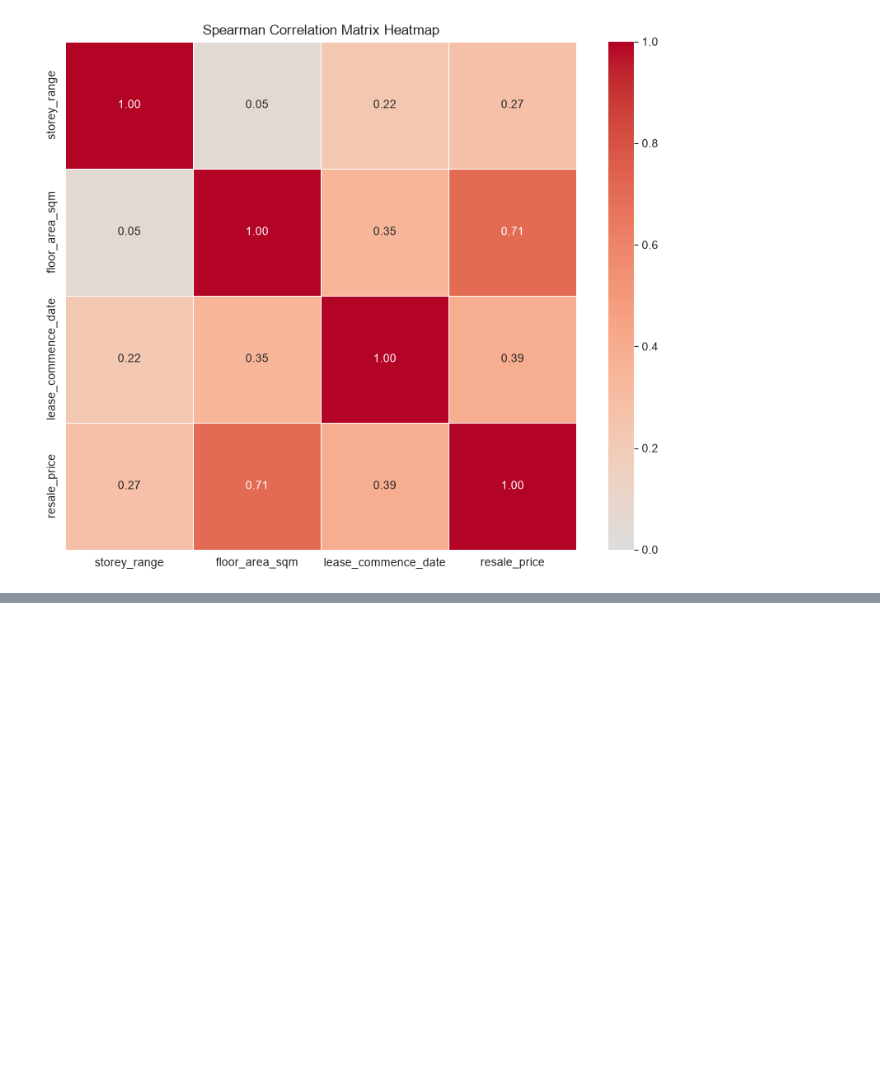
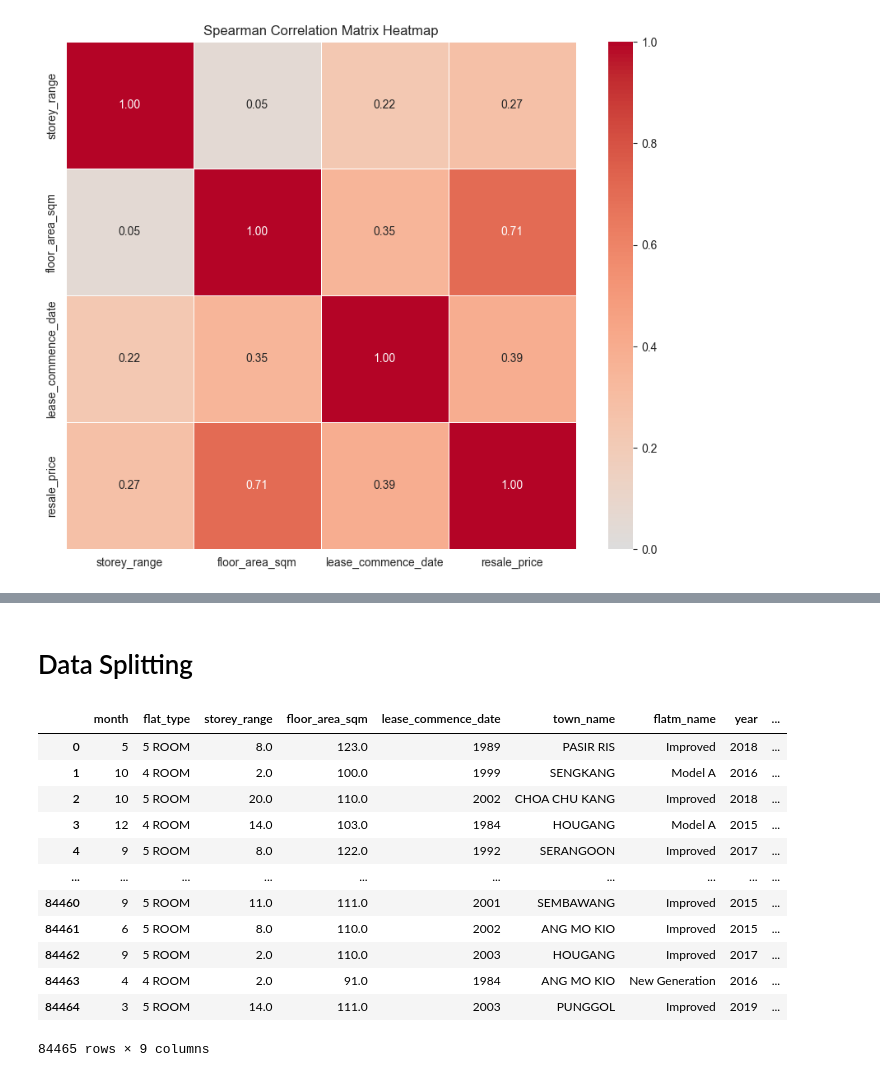
Before and after one commit to Mafuy00/aiap_foundation, a Jupyter notebook: regression/eda.ipynb, the cells around one changed output, grey strips where cells are left out. Drawn from its saved outputs; the diff is of its cells as text; code cells hidden in the pictures; blank space fills up the shorter version.

```diff
--- a/regression/eda.ipynb
+++ b/regression/eda.ipynb
@@ -335,0 +449,5 @@ plt.show()
+# %%
+# Extract lease information
+df['remaining_lease_months'] = df['remaining_lease'].apply(extract_lease_info)
+# Display a random sample of the data to check the transformation
+df[['remaining_lease', 'remaining_lease_months']].sample(5)
@@ -335,0 +461,3 @@ plt.show()
+# %%
+# Drop the 'remaining_lease' column as it's no longer needed
+df = df.drop(columns=['remaining_lease'])
@@ -335,0 +491,25 @@ plt.show()
+# %%
+# Drop the 'block' and 'street_name' columns
+df = df.drop(columns=['block', 'street_name'])
+# %% [markdown]
+# Data Splitting
+# %%
+# Separate the data into features and target
+X = df.drop(columns='resale_price')
+y = df['resale_price']
+# %%
+X
+# %% [output]
+|  | month | flat_type | storey_range | floor_area_sqm | lease_commence_date | town_name | flatm_name | year | ... |
+| 0 | 5 | 5 ROOM | 8.0 | 123.0 | 1989 | PASIR RIS | Improved | 2018 | ... |
+| 1 | 10 | 4 ROOM | 2.0 | 100.0 | 1999 | SENGKANG | Model A | 2016 | ... |
+| 2 | 10 | 5 ROOM | 20.0 | 110.0 | 2002 | CHOA CHU KANG | Improved | 2018 | ... |
+| 3 | 12 | 4 ROOM | 14.0 | 103.0 | 1984 | HOUGANG | Model A | 2015 | ... |
+| 4 | 9 | 5 ROOM | 8.0 | 122.0 | 1992 | SERANGOON | Improved | 2017 | ... |
+| ... | ... | ... | ... | ... | ... | ... | ... | ... | ... |
+| 84460 | 9 | 5 ROOM | 11.0 | 111.0 | 2001 | SEMBAWANG | Improved | 2015 | ... |
+| 84461 | 6 | 5 ROOM | 8.0 | 110.0 | 2002 | ANG MO KIO | Improved | 2015 | ... |
+| 84462 | 9 | 5 ROOM | 2.0 | 110.0 | 2003 | HOUGANG | Improved | 2017 | ... |
+| 84463 | 4 | 4 ROOM | 2.0 | 91.0 | 1984 | ANG MO KIO | New Generation | 2016 | ... |
+| 84464 | 3 | 5 ROOM | 14.0 | 111.0 | 2003 | PUNGGOL | Improved | 2019 | ... |
+84465 rows × 9 columns
```
Also changed, not shown: parts of 24 cells of this notebook, 1 other file.
